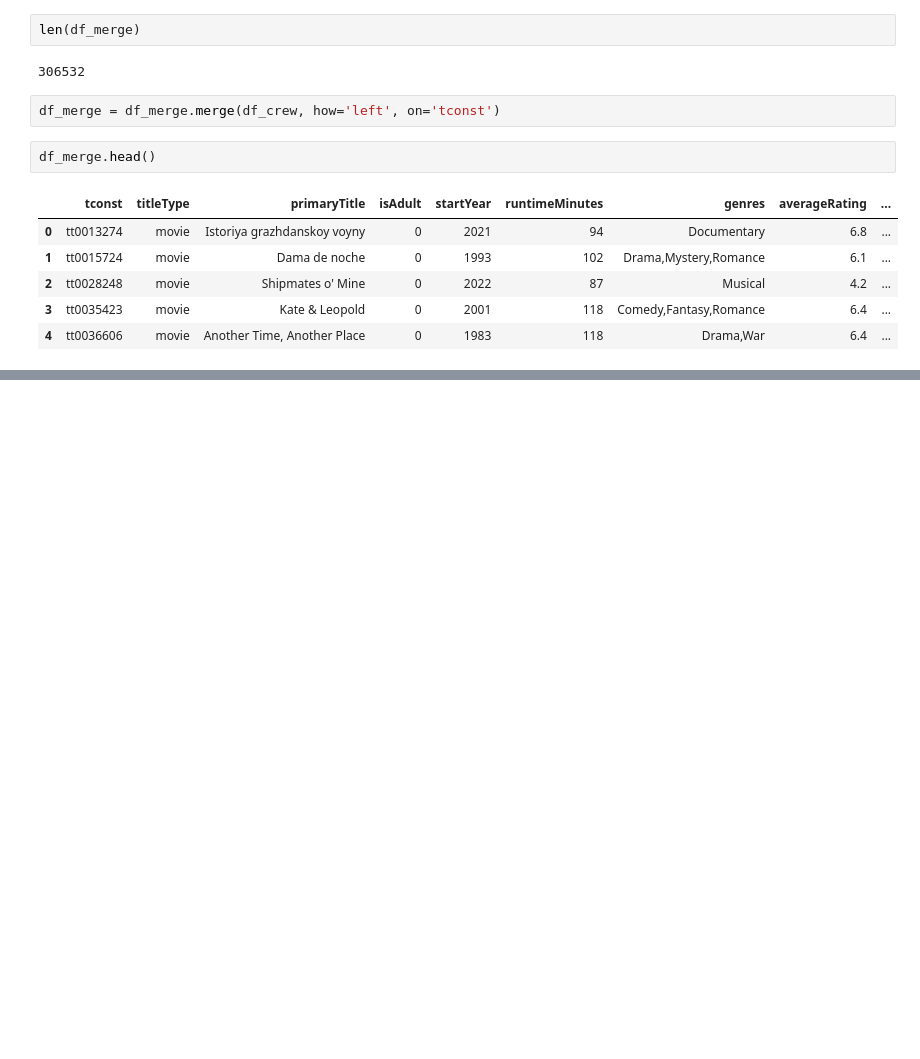
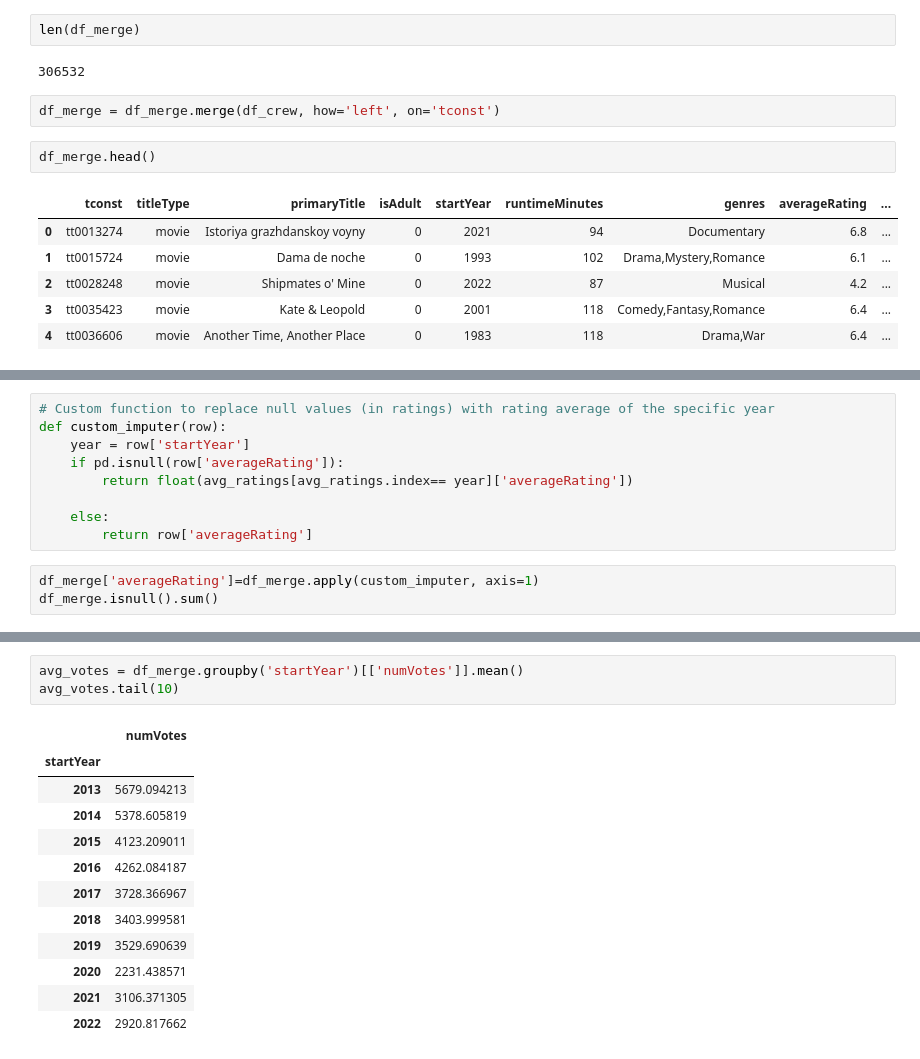
Before and after one commit to LeonMichel96/ML-Movie-Recommendator, a Jupyter notebook: notebooks/Exctraction Notebook.ipynb, the cells around one changed output, grey strips where cells are left out. Saved outputs shown, nothing was run; the diff lists cells and outputs as text; blank space fills up the shorter version.

```diff
--- a/notebooks/Exctraction Notebook.ipynb
+++ b/notebooks/Exctraction Notebook.ipynb
@@ -185,0 +292,12 @@ df_merge.head()
+# %%
+# Custom function to replace null values (in ratings) with rating average of the specific year
+def custom_imputer(row):
+    year = row['startYear']
+    if pd.isnull(row['averageRating']):
+        return float(avg_ratings[avg_ratings.index== year]['averageRating'])
+
+    else:
+        return row['averageRating']
+# %%
+df_merge['averageRating']=df_merge.apply(custom_imputer, axis=1)
+df_merge.isnull().sum()
@@ -185,0 +317,16 @@ df_merge.head()
+# %%
+avg_votes = df_merge.groupby('startYear')[['numVotes']].mean()
+avg_votes.tail(10)
+# %% [output]
+|  | numVotes |
+| startYear |  |
+| 2013 | 5679.094213 |
+| 2014 | 5378.605819 |
+| 2015 | 4123.209011 |
+| 2016 | 4262.084187 |
+| 2017 | 3728.366967 |
+| 2018 | 3403.999581 |
+| 2019 | 3529.690639 |
+| 2020 | 2231.438571 |
+| 2021 | 3106.371305 |
+| 2022 | 2920.817662 |
```
Also changed, not shown: parts of 23 cells of this notebook.
